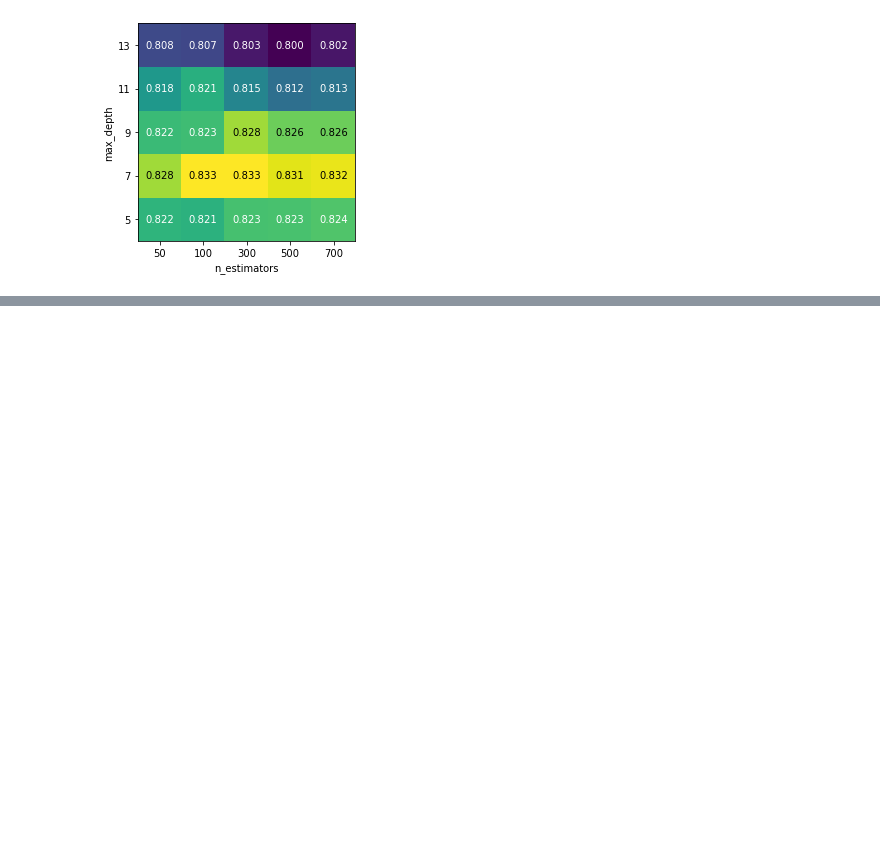
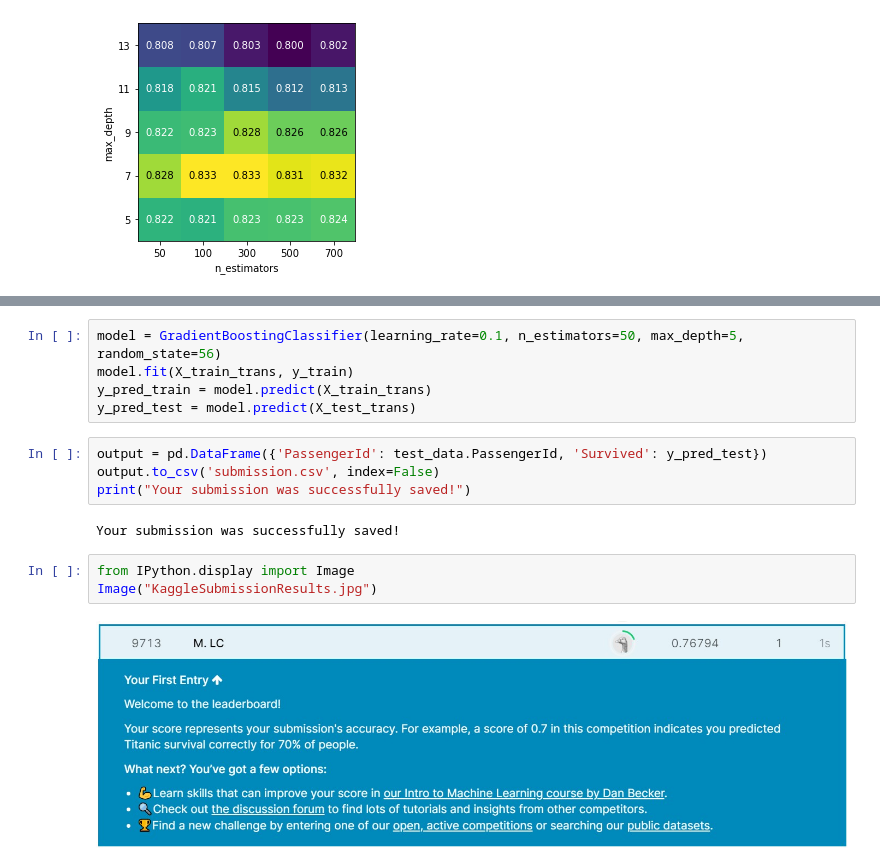
Before and after one commit to mliao21/KaggleTitanic, a Jupyter notebook: ProjectAnalysis.ipynb, the cells around one changed output, grey strips where cells are left out. Cells and saved outputs as stored; diff of their text form; blank space fills up the shorter version.

Commit message:
retrain best model and predict test data

```diff
--- a/ProjectAnalysis.ipynb
+++ b/ProjectAnalysis.ipynb
@@ -479,0 +483,16 @@ plot_grid_search_results(grid_search)
+# %%
+model = GradientBoostingClassifier(learning_rate=0.1, n_estimators=50, max_depth=5, random_state=56)
+model.fit(X_train_trans, y_train)
+y_pred_train = model.predict(X_train_trans)
+y_pred_test = model.predict(X_test_trans)
+# %%
+output = pd.DataFrame({'PassengerId': test_data.PassengerId, 'Survived': y_pred_test})
+output.to_csv('submission.csv', index=False)
+print("Your submission was successfully saved!")
+# %% [output]
+Your submission was successfully saved!
+# %%
+from IPython.display import Image
+Image("KaggleSubmissionResults.jpg")
+# %% [output]
+[figure, added]
```
Also changed, not shown: parts of 1 cell of this notebook.
